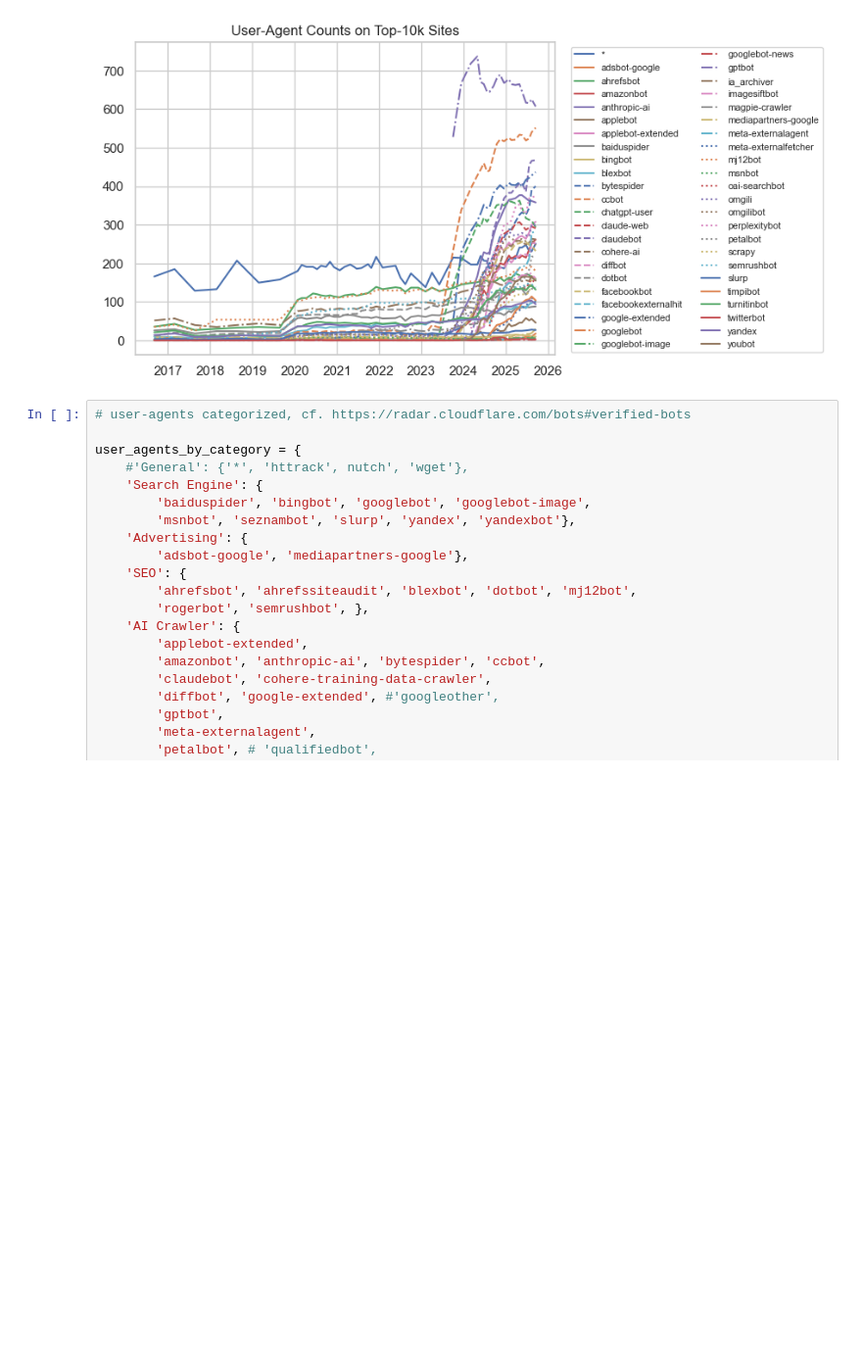
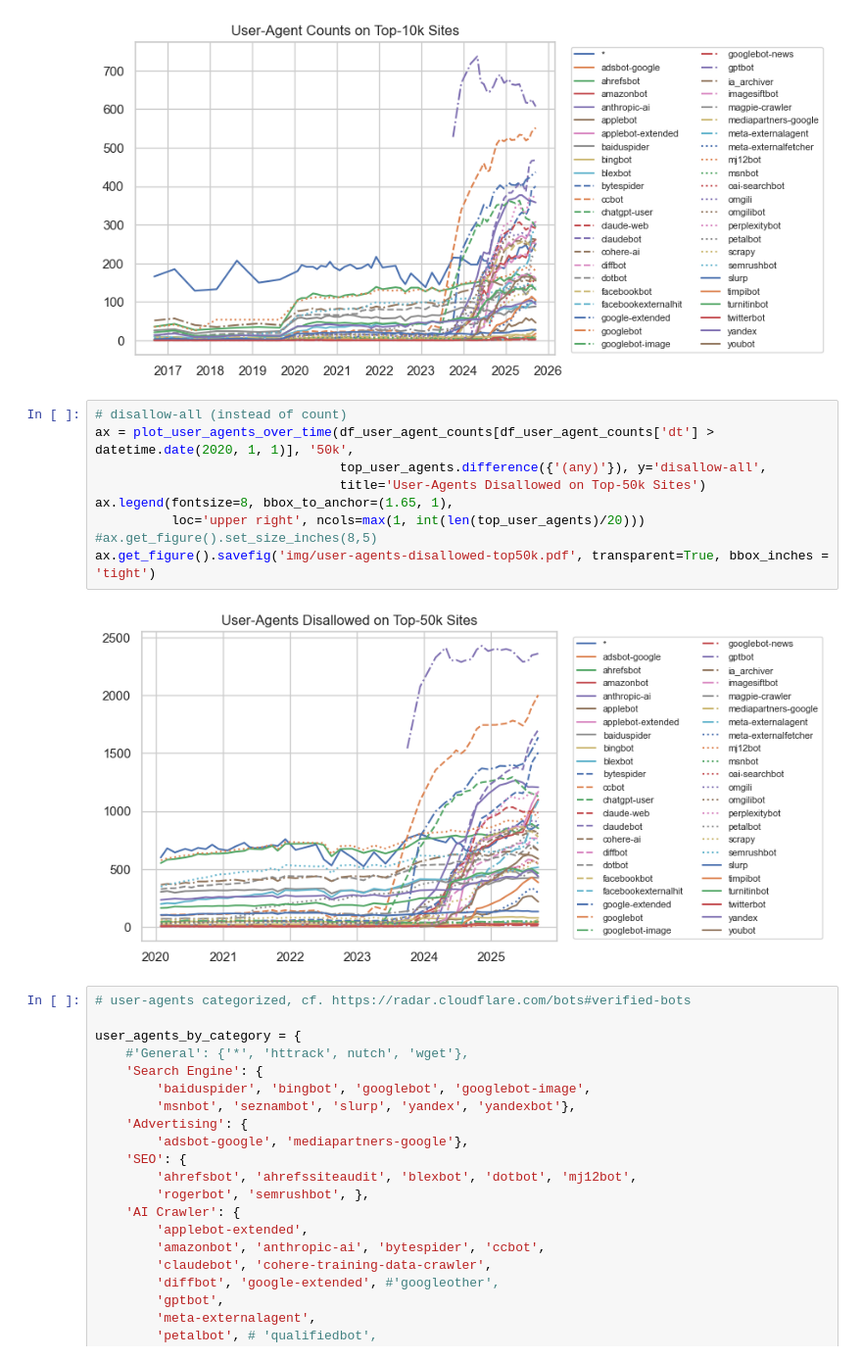
Before and after one commit to commoncrawl/robotstxt-experiments, a Jupyter notebook: src/jupyter/metrics-user-agents.ipynb, the cells around one changed output. Shown at 98% size. Saved outputs shown, nothing was run; the diff lists cells and outputs as text; blank space fills up the shorter version.

Commit message:
Improve metrics notebook - add plot user-agents disallowed in top-50k - code cleanup and documentation

```diff
--- a/src/jupyter/metrics-user-agents.ipynb
+++ b/src/jupyter/metrics-user-agents.ipynb
@@ -129,6 +129,17 @@ ax.legend(fontsize=8, bbox_to_anchor=(1.65, 1),
 ax.get_figure().savefig('img/user-agents-disallowed-top10k.pdf', transparent=True)
 # %% [output]
 [figure]
+# %%
+# disallow-all (instead of count)
+ax = plot_user_agents_over_time(df_user_agent_counts[df_user_agent_counts['dt'] > datetime.date(2020, 1, 1)], '50k',
+                                top_user_agents.difference({'(any)'}), y='disallow-all',
+                                title='User-Agents Disallowed on Top-50k Sites')
+ax.legend(fontsize=8, bbox_to_anchor=(1.65, 1),
+          loc='upper right', ncols=max(1, int(len(top_user_agents)/20)))
+#ax.get_figure().set_size_inches(8,5)
+ax.get_figure().savefig('img/user-agents-disallowed-top50k.pdf', transparent=True, bbox_inches = 'tight')
+# %% [output]
+[figure, added]
 # %%
 # user-agents categorized, cf. https://radar.cloudflare.com/bots#verified-bots
 
```
Also changed, not shown: parts of 8 cells of this notebook.
